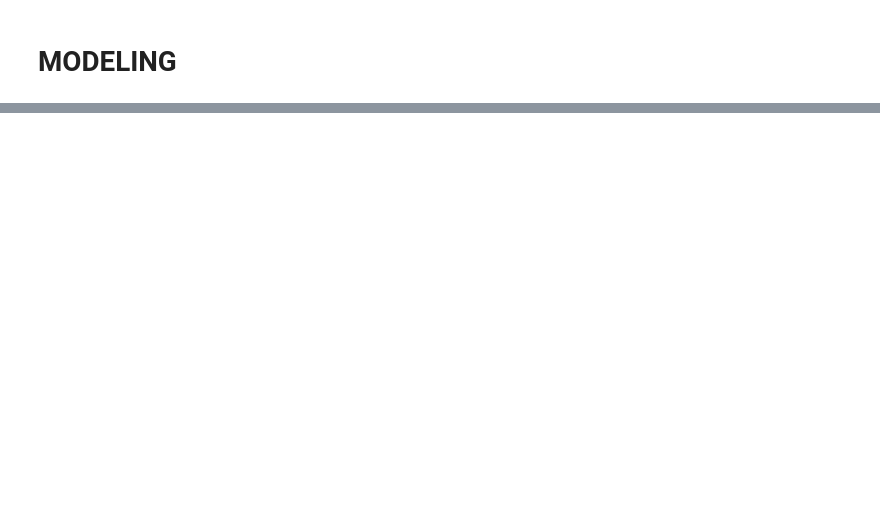
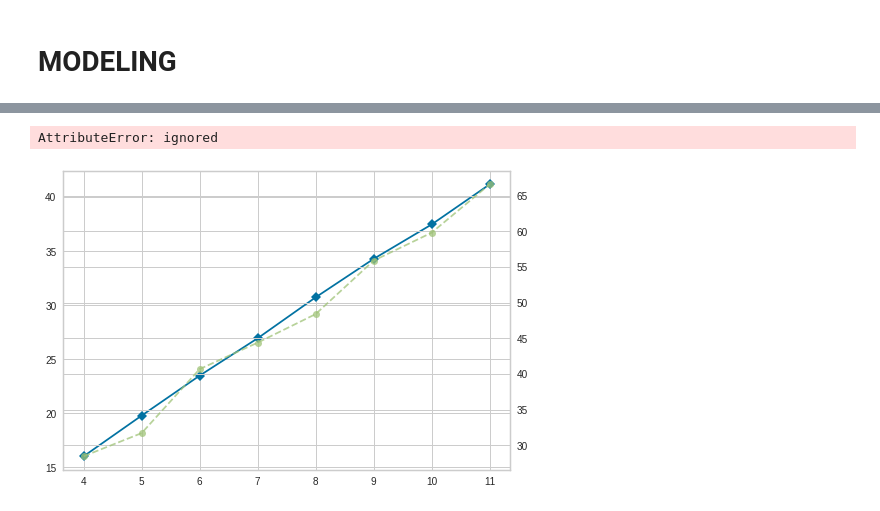
Before and after one commit to srosamont/Projects_Ironhack, a Jupyter notebook: NYC_ride_fare_modelling.ipynb, the cells around one changed output, grey strips where cells are left out. Cells and saved outputs as stored; diff of their text form; code cells hidden in the pictures; blank space fills up the shorter version.

```diff
--- a/NYC_ride_fare_modelling.ipynb
+++ b/NYC_ride_fare_modelling.ipynb
@@ -252,0 +354,2 @@ from sklearn.model_selection import RepeatedStratifiedKFold
+# %%
+df=pd.read_csv('/content/drive/My Drive/Data/sample_df_for model.csv')
@@ -252,0 +369,2 @@ from sklearn.model_selection import RepeatedStratifiedKFold
+# %%
+df.drop(['Unnamed: 0','Unnamed: 0.1','key', 'pickup_datetime','week_nb','day_nb','delta_manh_long','delta_manh_lat','abs_diff_longitude','abs_diff_latitude','date','Euc_error'],axis=1,inplace=True)
@@ -253,9 +410,23 @@ from sklearn.model_selection import RepeatedStratifiedKFold
 # %%
 # transform to dummies
-#df=pd.get_dummies(data=df, columns=['hour','month','weekday'],drop_first=True)
+df1=df.sample(frac=0.1)
+df1=df1[['dropoff_position_qcut', 'pickup_position_qcut','passenger_count','month',
+       'weekday', 'hour', 'Month_day','fare_amount','distance_KM']]
+df1=pd.get_dummies(data=df1, columns=['hour','month','weekday','pickup_position_qcut','dropoff_position_qcut'],drop_first=True)
 # %%
 #Normalization of data with MinMaxscaler (not standardization since not sure the distribution is normal)
 # define min max scaler
 scaler = MinMaxScaler()
 # transform data
-scaled = scaler.fit_transform(df_ml2)
+scaled = scaler.fit_transform(df1)
+# %%
+a
+# Instantiate the clustering model and visualizer
+model = KMeans()
+visualizer = KElbowVisualizer(model, k=(4,12))
+
+visualizer.fit(scaled)        # Fit the data to the visualizer
+visualizer.show()        # Finalize and render the figure
+# %% [output]
+AttributeError: ignored
+[figure, added]
```
Also changed, not shown: parts of 60 cells of this notebook.
